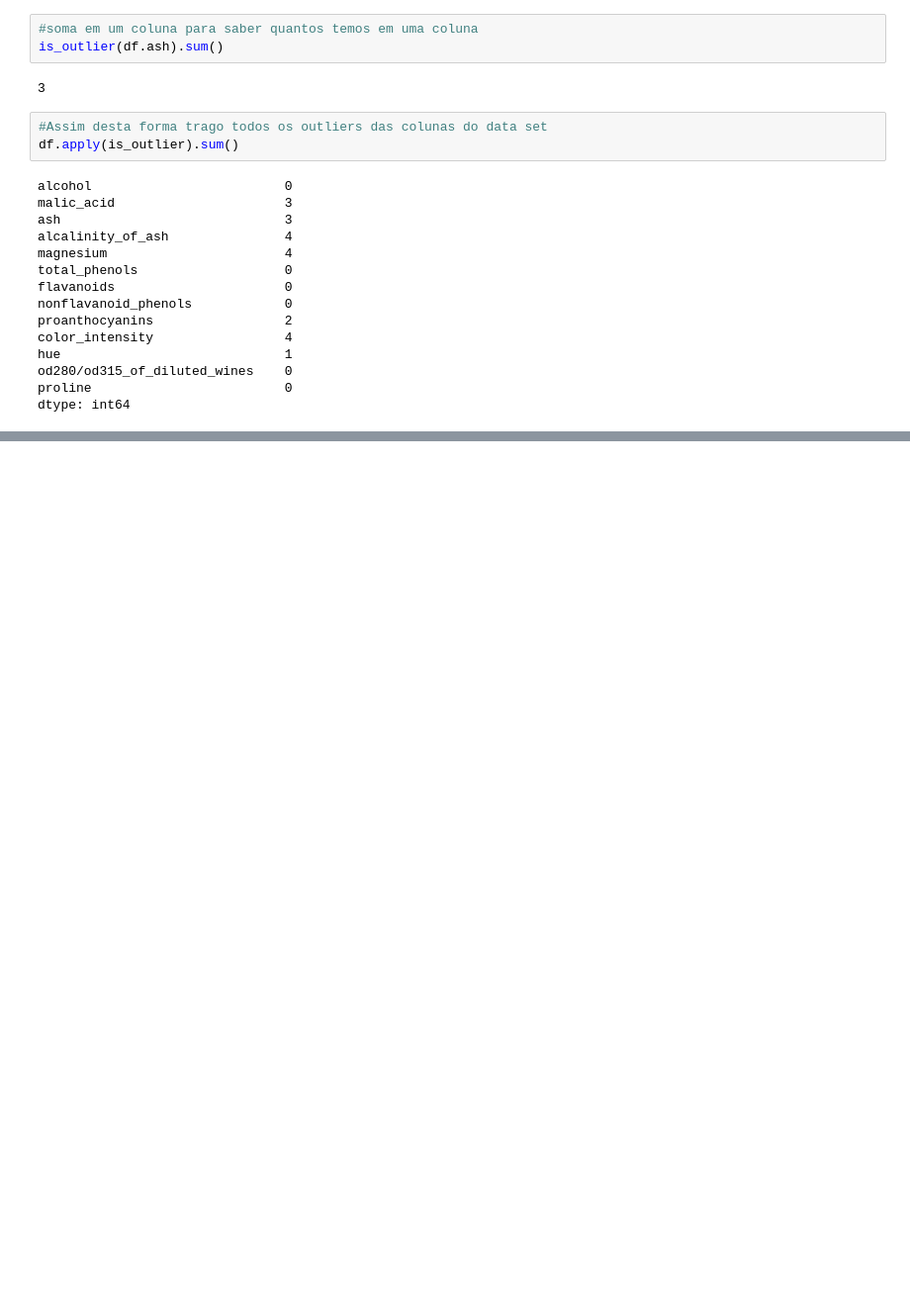
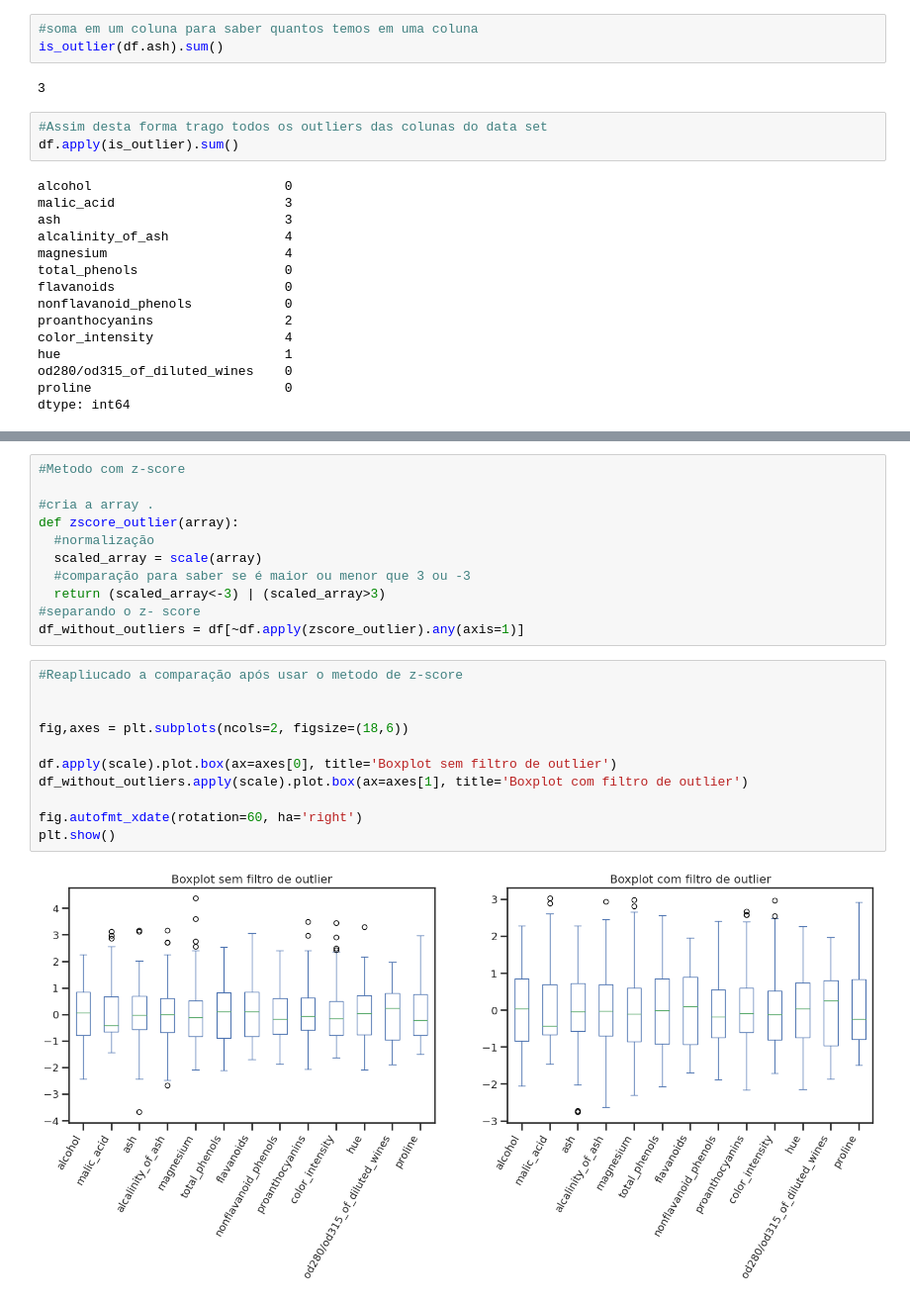
Before and after one commit to DataEtnos/estudos_python, a Jupyter notebook: Estudo_de_Outliers_no_data_set_de_vinhos.ipynb, the cells around one changed output, grey strips where cells are left out. Shown: that part at 99% size. Drawn from its saved outputs; the diff is of its cells as text; blank space fills up the shorter version.

```diff
--- a/Estudo_de_Outliers_no_data_set_de_vinhos.ipynb
+++ b/Estudo_de_Outliers_no_data_set_de_vinhos.ipynb
@@ -132,0 +207,24 @@ dtype: int64
+# %%
+#Metodo com z-score
+
+#cria a array .
+def zscore_outlier(array):
+  #normalização
+  scaled_array = scale(array)
+  #comparação para saber se é maior ou menor que 3 ou -3
+  return (scaled_array<-3) | (scaled_array>3)
+#separando o z- score
+df_without_outliers = df[~df.apply(zscore_outlier).any(axis=1)]
+# %%
+#Reapliucado a comparação após usar o metodo de z-score
+
+
+fig,axes = plt.subplots(ncols=2, figsize=(18,6))
+
+df.apply(scale).plot.box(ax=axes[0], title='Boxplot sem filtro de outlier')
+df_without_outliers.apply(scale).plot.box(ax=axes[1], title='Boxplot com filtro de outlier')
+
+fig.autofmt_xdate(rotation=60, ha='right')
+plt.show()
+# %% [output]
+[figure, added]
```
Also changed, not shown: parts of 8 cells of this notebook.
